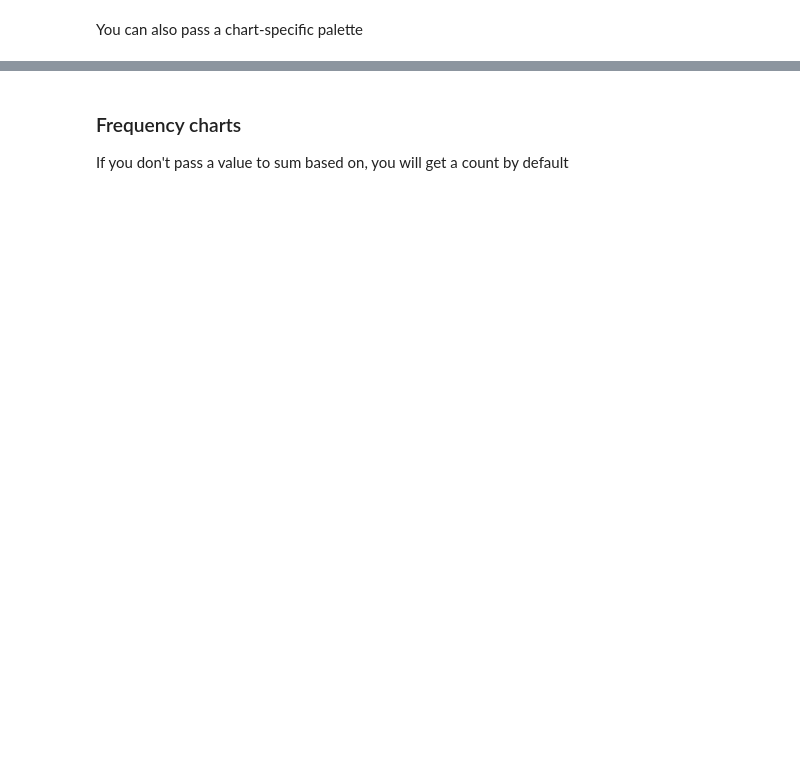
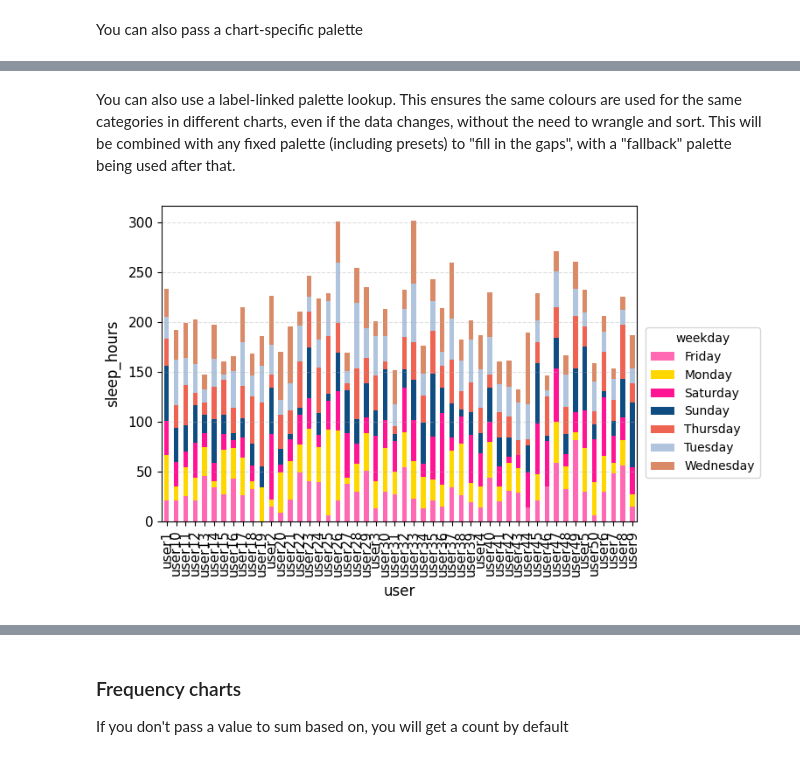
Before and after one commit to alextgould/lazychart, a Jupyter notebook: examples/demo_usage.ipynb, the cells around one changed output, grey strips where cells are left out. Cells and saved outputs as stored; diff of their text form; code cells hidden in the pictures; blank space fills up the shorter version.

```diff
--- a/examples/demo_usage.ipynb
+++ b/examples/demo_usage.ipynb
@@ -252,0 +253,18 @@ custom_cm.bar(data=df, x='user', y='sleep_hours', group_by='weekday', palette=HO
+# %% [markdown]
+You can also use a label-linked palette lookup. This ensures the same colours are used for the same categories in different charts, even if the data changes, without the need to wrangle and sort. This will be combined with any fixed palette (including presets) to "fill in the gaps", with a "fallback" palette being used after that.
+# %%
+# These days should always have these colours
+palette_map = {
+    'Monday': METALLIC_PALETTE[0],    # Gold
+    'Tuesday': METALLIC_PALETTE[7],   # Steel Blue
+    'Wednesday': METALLIC_PALETTE[8]  # Rose Gold
+}
+
+# The next two days on the list that aren't in the above dict will be pink
+fixed_palette = [HOT_PALETTE[6], HOT_PALETTE[7]]   # shades of pink
+
+custom_cm.bar(data=df,
+              x='user', y='sleep_hours', group_by='weekday',
+              palette=fixed_palette, palette_map=palette_map)
+# %% [output]
+[figure, added]
```
Also changed, not shown: parts of 29 cells of this notebook, 2 other files.
